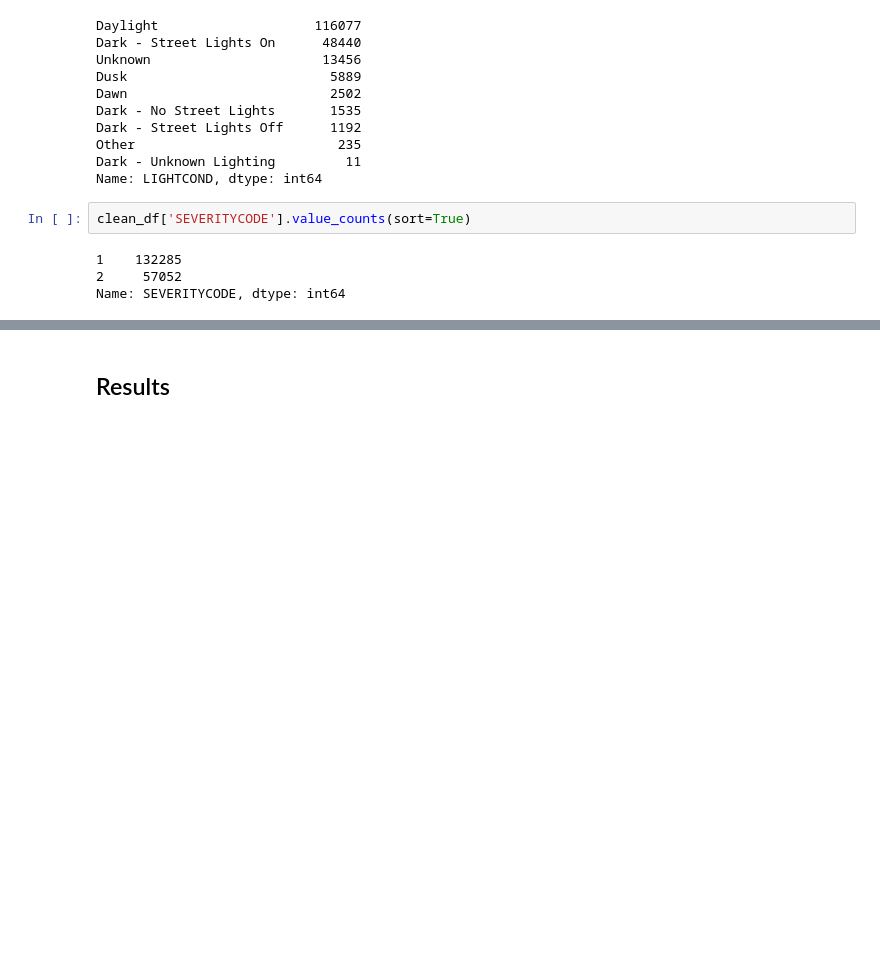
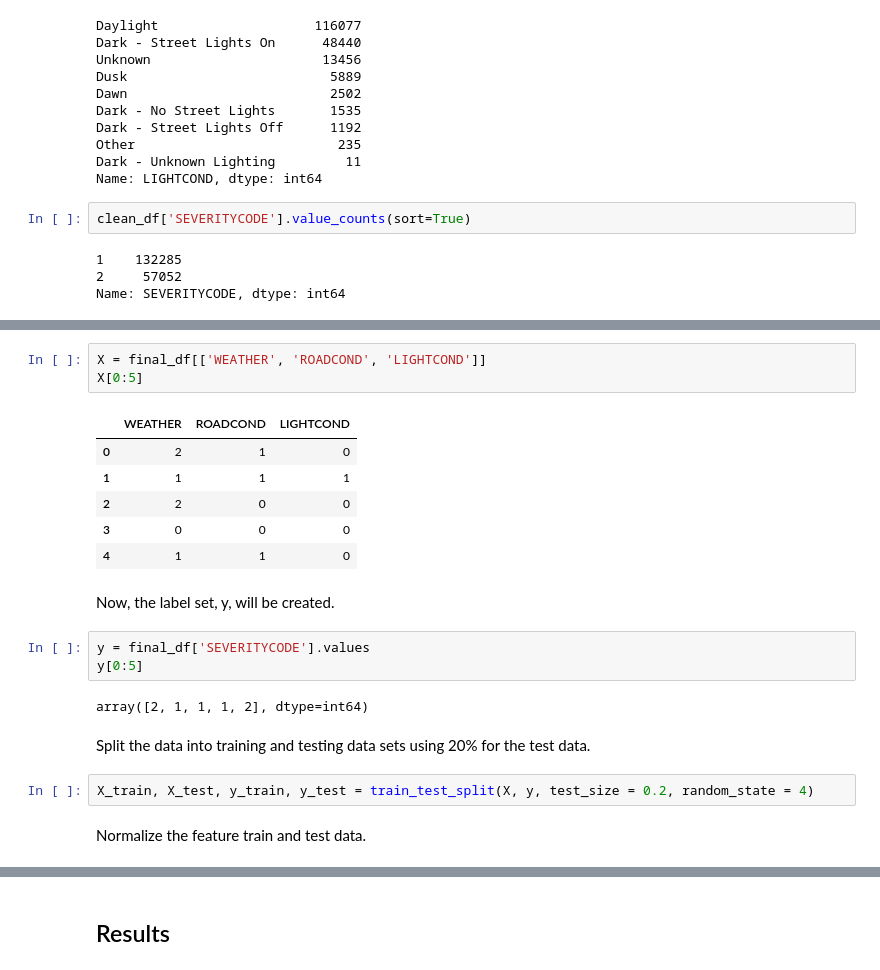
Before and after one commit to bman918/Coursera_Capstone, a Jupyter notebook: Data_Science_Capstone.ipynb, the cells around one changed output, grey strips where cells are left out. Drawn from its saved outputs; the diff is of its cells as text; blank space fills up the shorter version.

```diff
--- a/Data_Science_Capstone.ipynb
+++ b/Data_Science_Capstone.ipynb
@@ -131,0 +277,23 @@ dtype: int64
+# %%
+X = final_df[['WEATHER', 'ROADCOND', 'LIGHTCOND']]
+X[0:5]
+# %% [output]
+|  | WEATHER | ROADCOND | LIGHTCOND |
+| 0 | 2 | 1 | 0 |
+| 1 | 1 | 1 | 1 |
+| 2 | 2 | 0 | 0 |
+| 3 | 0 | 0 | 0 |
+| 4 | 1 | 1 | 0 |
+# %% [markdown]
+Now, the label set, y, will be created.
+# %%
+y = final_df['SEVERITYCODE'].values
+y[0:5]
+# %% [output]
+array([2, 1, 1, 1, 2], dtype=int64)
+# %% [markdown]
+Split the data into training and testing data sets using 20% for the test data.
+# %%
+X_train, X_test, y_train, y_test = train_test_split(X, y, test_size = 0.2, random_state = 4)
+# %% [markdown]
+Normalize the feature train and test data.
```
Also changed, not shown: parts of 49 cells of this notebook, 4 other files.
